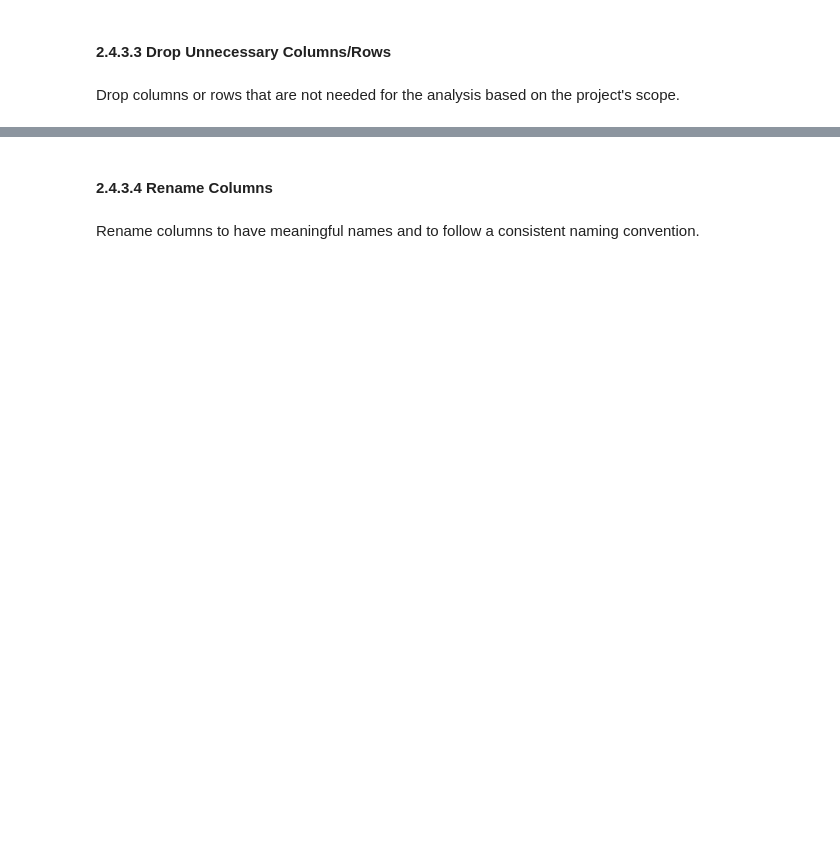
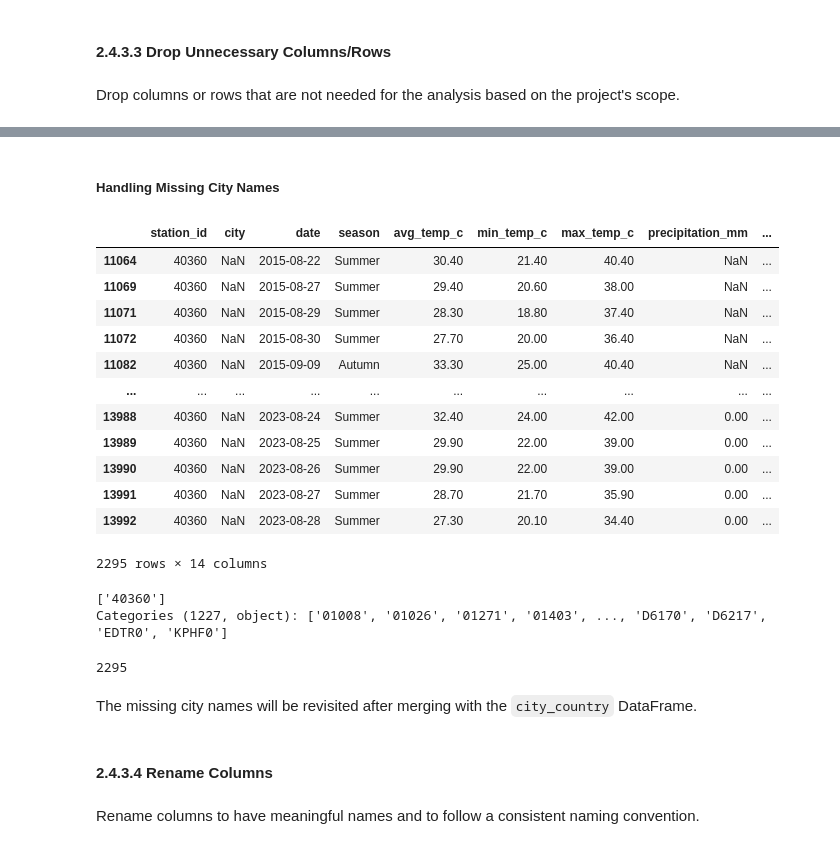
Before and after one commit to christinedbaxter/analyticsCapstone, a Jupyter notebook: notebooks/02_data_preprocessing.ipynb, the cells around one changed output, grey strips where cells are left out. Cells and saved outputs as stored; diff of their text form; code cells hidden in the pictures; blank space fills up the shorter version.

```diff
--- a/notebooks/02_data_preprocessing.ipynb
+++ b/notebooks/02_data_preprocessing.ipynb
@@ -31,6 +31,9 @@ pd.set_option('display.max_columns', None)
 # %%
 # from raw_data import get_raw_dataframes function
 from raw_data import get_raw_dataframes
+# %%
+# Stop scientific notation and limit to 2 decimal points
+pd.set_option('display.float_format', '{:.2f}'.format)
 # %% [markdown]
 ## 2.3 Load Data
 # %%
@@ -711,0 +1554,3 @@ Drop columns or rows that are not needed for the analysis based on the project's
+# %%
+# Drop the `avg_sea_level_pressure` rows where the value is missing
+weather_data.dropna(subset=['avg_sea_level_pres_hpa'], inplace=True)
@@ -712,3 +1579,36 @@ Drop columns or rows that are not needed for the analysis based on the project's
+# %% [markdown]
+##### Handling Missing City Names
+# %%
+missing_city_data = weather_data[weather_data['city'].isnull()]
+
+missing_city_data
+# %% [output]
+|  | station_id | city | date | season | avg_temp_c | min_temp_c | max_temp_c | precipitation_mm | ... |
+| 11064 | 40360 | NaN | 2015-08-22 | Summer | 30.40 | 21.40 | 40.40 | NaN | ... |
+| 11069 | 40360 | NaN | 2015-08-27 | Summer | 29.40 | 20.60 | 38.00 | NaN | ... |
+| 11071 | 40360 | NaN | 2015-08-29 | Summer | 28.30 | 18.80 | 37.40 | NaN | ... |
+| 11072 | 40360 | NaN | 2015-08-30 | Summer | 27.70 | 20.00 | 36.40 | NaN | ... |
+| 11082 | 40360 | NaN | 2015-09-09 | Autumn | 33.30 | 25.00 | 40.40 | NaN | ... |
+| ... | ... | ... | ... | ... | ... | ... | ... | ... | ... |
+| 13988 | 40360 | NaN | 2023-08-24 | Summer | 32.40 | 24.00 | 42.00 | 0.00 | ... |
+| 13989 | 40360 | NaN | 2023-08-25 | Summer | 29.90 | 22.00 | 39.00 | 0.00 | ... |
+| 13990 | 40360 | NaN | 2023-08-26 | Summer | 29.90 | 22.00 | 39.00 | 0.00 | ... |
+| 13991 | 40360 | NaN | 2023-08-27 | Summer | 28.70 | 21.70 | 35.90 | 0.00 | ... |
+| 13992 | 40360 | NaN | 2023-08-28 | Summer | 27.30 | 20.10 | 34.40 | 0.00 | ... |
+2295 rows × 14 columns
+# %%
+# check the unique values for the `station_id` column
+missing_city_data['station_id'].unique()
+# %% [output]
+['40360']
+Categories (1227, object): ['01008', '01026', '01271', '01403', ..., 'D6170', 'D6217', 'EDTR0', 'KPHF0']
+# %%
+# See if the `station_id` values in the missing_city_data are in the city_country dataframe
+missing_city_data['station_id'].isin(city_country['station_id']).sum()
+# %% [output]
+2295
+# %% [markdown]
+The missing city names will be revisited after merging with the `city_country` DataFrame.
 # %% [markdown]
 #### 2.4.3.4 Rename Columns
 # %% [markdown]
```
Also changed, not shown: parts of 154 cells of this notebook, 1 other file.
